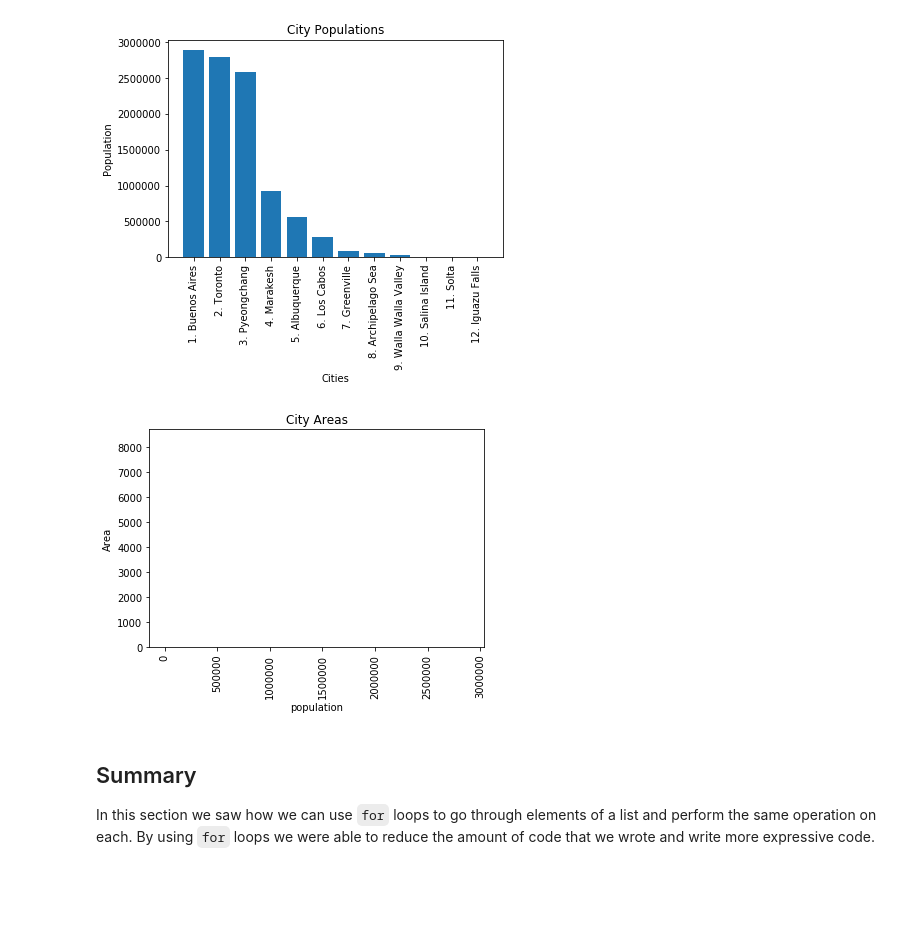
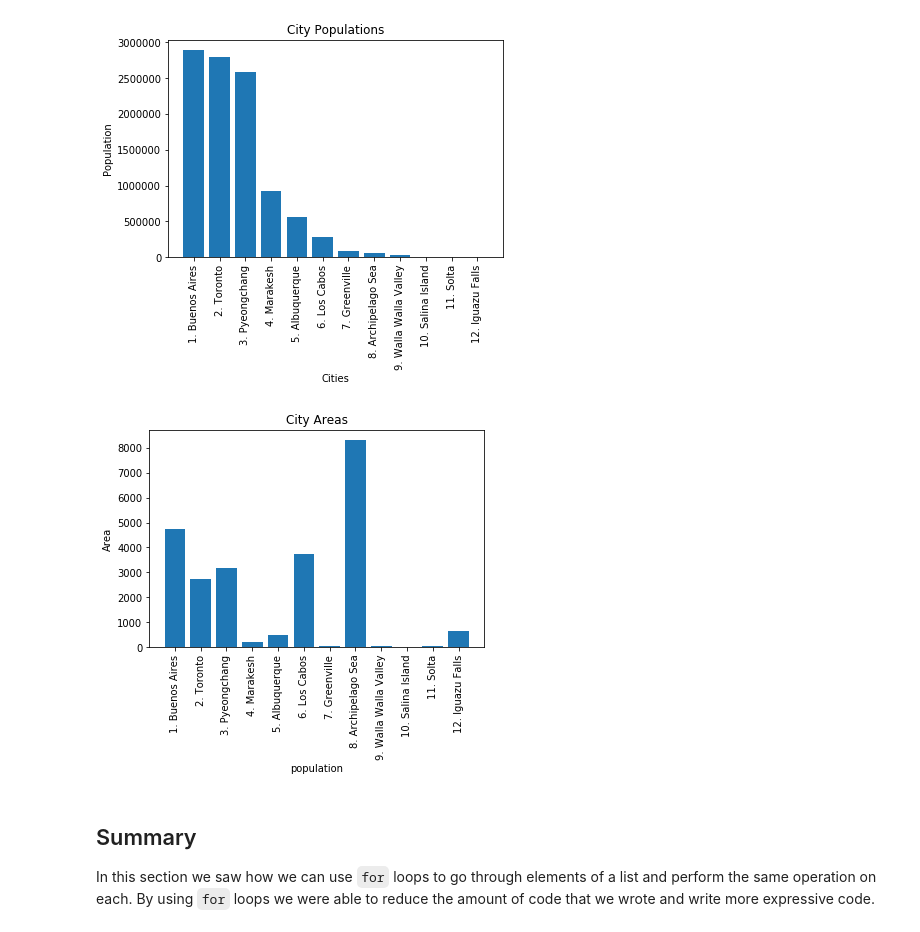
Before and after one commit to yoshinator/dsc-looping-over-collections-lab-staff, a Jupyter notebook: index.ipynb, the cells around one changed output. Drawn from its saved outputs; the diff is of its cells as text; code cells hidden in the pictures; blank space fills up the shorter version.

```diff
--- a/index.ipynb
+++ b/index.ipynb
@@ -189,15 +189,15 @@ plt.show()
 # %% [output]
 [figure]
 # %%
-plt.bar(, city_areas)
+plt.bar(names_and_ranks, city_areas)
 plt.ylabel('Area')
 plt.xlabel('population')
 plt.title('City Areas')
 plt.xticks(rotation='vertical')
 
 plt.show()
 # %% [output]
-[figure, old version]
+[figure, new version]
 # %% [markdown]
 ## Summary
 
```
